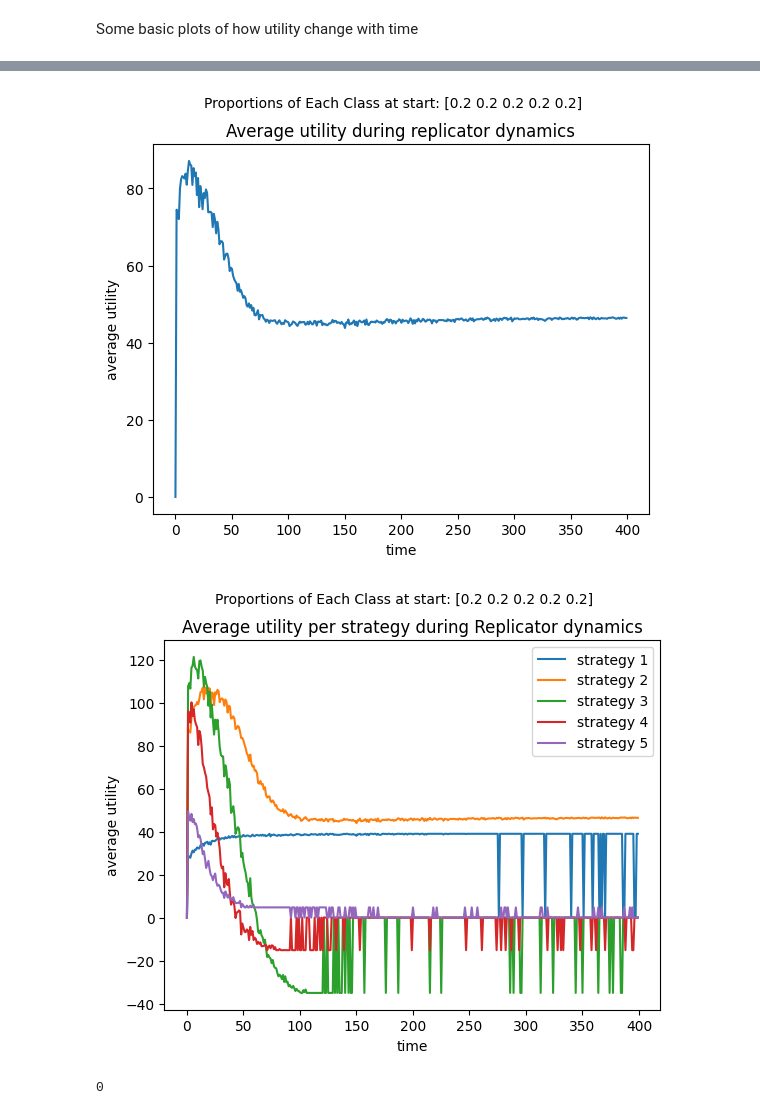
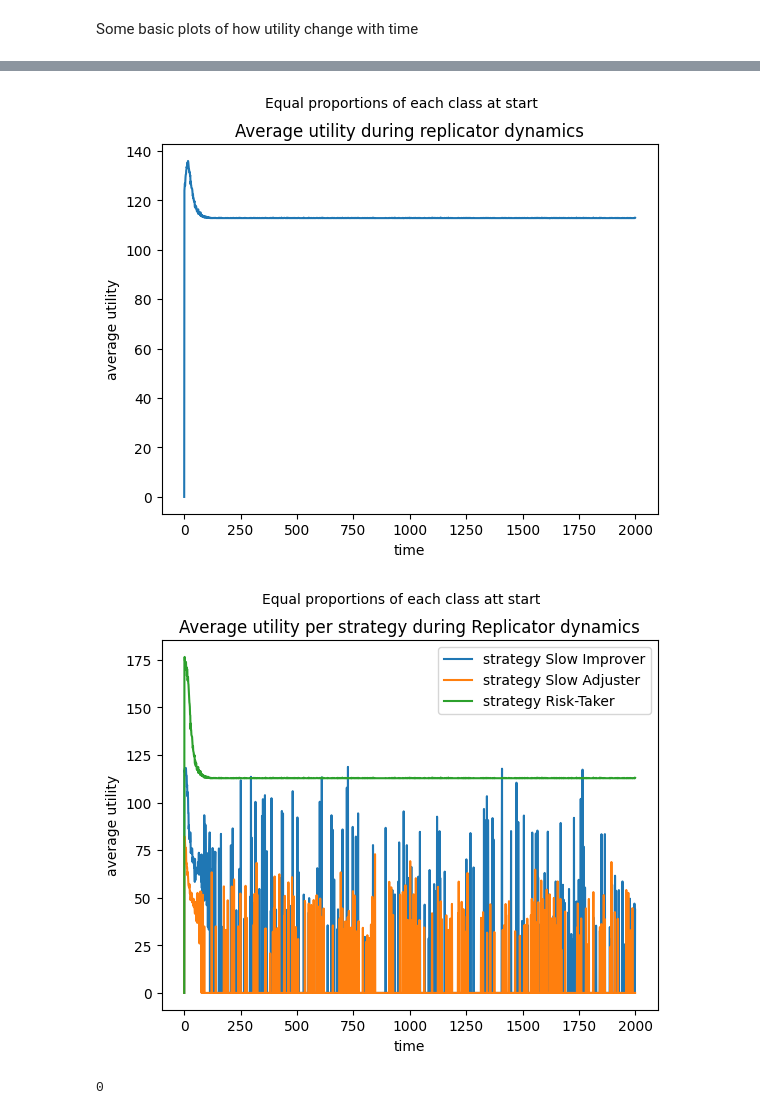
Before and after one commit to MAqvist/ENM140_Ketchup, a Jupyter notebook: evolutionary_new.ipynb, the cells around one changed output, grey strips where cells are left out. Drawn from its saved outputs; the diff is of its cells as text; code cells hidden in the pictures.

```diff
--- a/evolutionary_new.ipynb
+++ b/evolutionary_new.ipynb
@@ -88,7 +88,7 @@ def get_dynamic_action(agent, nr_rows):
     # in good position, that is it risks the next concert
     if (agent.dynamic_strategy == 'Risk-Taker'):
         default_time_to_leave = 5
-        if (agent.dist_from_stage > nr_rows / 10): # needs to go earlier to get a better place
+        if (agent.dist_from_stage > nr_rows / 3): # needs to go earlier to get a better place
             new_time_to_leave = 1
         else: # happy at the front
             new_time_to_leave = default_time_to_leave
@@ -133,10 +133,10 @@ festival_duration = nr_concerts*concert_duration
 
 # Available dynamic strategies
 defined_dynamic_startegies = ['Slow Improver', 'Slow Adjuster', 'Risk-Taker', 'Hate To Wait']
-strategies = [1, 2, 3, 4, 5]
-#strategies = [1, 2, 3, 4, 5,'Risk-Taker', 'Slow Improver', 'Slow Adjuster']
+#strategies = [1, 2, 3, 4, 5]
+#strategies = [1, 2, 3, 4, 5, 'Slow Improver', 'Slow Adjuster', 'Risk-Taker']
 #strategies = [3,4,"Risk-Taker"]
-#strategies = ['Slow Improver', 'Slow Adjuster', 'Risk-Taker']
+strategies = ['Slow Improver', 'Slow Adjuster', 'Risk-Taker']
 
 nr_of_strategies = len(strategies)
 
@@ -361,11 +360,15 @@ from datetime import datetime
 
 #probabilities = [0.05, 0.05, 0.05, 0.05, 0.8]
 #probabilities = [0.24, 0.04, 0.24, 0.24, 0.24]
-probabilities = np.ones(nr_of_strategies) / nr_of_strategies
 #probabilities = [0.1,0.8,0.1]
 #probabilities = [0.02, 0.98, 0, 0, 0]
 
-nr_timesteps = 400
+equal_probabilities = True
+
+if equal_probabilities:
+    probabilities = np.ones(nr_of_strategies) / nr_of_strategies
+
+nr_timesteps = 2000
 nr_iterations = 1
 r_value = 0.001 # what value?
 population_proportions = np.zeros((nr_of_strategies, nr_timesteps))
@@ -455,7 +458,10 @@ axes.set_xlabel("time")
 axes.set_ylabel("proportion of population")
 axes.legend(loc = "upper right")
 axes.set_title("Replicator dynamics")
-fig.suptitle("Proportions of Each Class at start: " + str(np.round(probabilities,2)), size = 10)
+if equal_probabilities:
+    fig.suptitle("Equal proportions of each class at start", fontsize = 10)
+else:
+    fig.suptitle("Proportions of Each Class at start: " + str(np.round(probabilities,2)), size = 10)
 plt.savefig("evolution_" + datetime.now().strftime("%m%d%Y_%H%M%S") + ".pdf", format="pdf", bbox_inches="tight")
 plt.show()
 
@@ -465,7 +471,10 @@ axes.plot(timesteps_plot, average_utility_over_time)
 axes.set_xlabel("time")
 axes.set_ylabel("average utility")
 axes.set_title("Average utility during replicator dynamics")
-fig.suptitle("Proportions of Each Class at start: " + str(np.round(probabilities,2)), size= 10)
+if equal_probabilities:
+    fig.suptitle("Equal proportions of each class at start", fontsize = 10)
+else:
+    fig.suptitle("Proportions of Each Class at start: " + str(np.round(probabilities,2)), size = 10)
 plt.savefig("evolution_utility_tot.pdf", format="pdf", bbox_inches="tight")
 plt.show()
 
@@ -477,7 +486,10 @@ axes.set_xlabel("time")
 axes.set_ylabel("average utility")
 axes.legend(loc = "upper right")
 axes.set_title("Average utility per strategy during Replicator dynamics")
-fig.suptitle("Proportions of Each Class at start: " + str(np.round(probabilities,2)), size = 10)
+if equal_probabilities:
+    fig.suptitle("Equal proportions of each class at start", fontsize = 10)
+else:
+    fig.suptitle("Proportions of Each Class at start: " + str(np.round(probabilities,2)), size = 10)
 plt.show()
 #plt.savefig("evolution_utility_per_strat.pdf", format="pdf", bbox_inches="tight")
 # %% [output]
@@ -485,5 +497,5 @@ plt.show()
-[figure, old version]
+[figure, new version]
-[figure, old version]
+[figure, new version]
 # %%
 strategies = [1, 2, 3, 4, 5, 'Risk-Taker','Slow Improver', 'Slow Adjuster']
 strategy = 1
```
Also changed, not shown: parts of 4 cells of this notebook, 1 other file.
